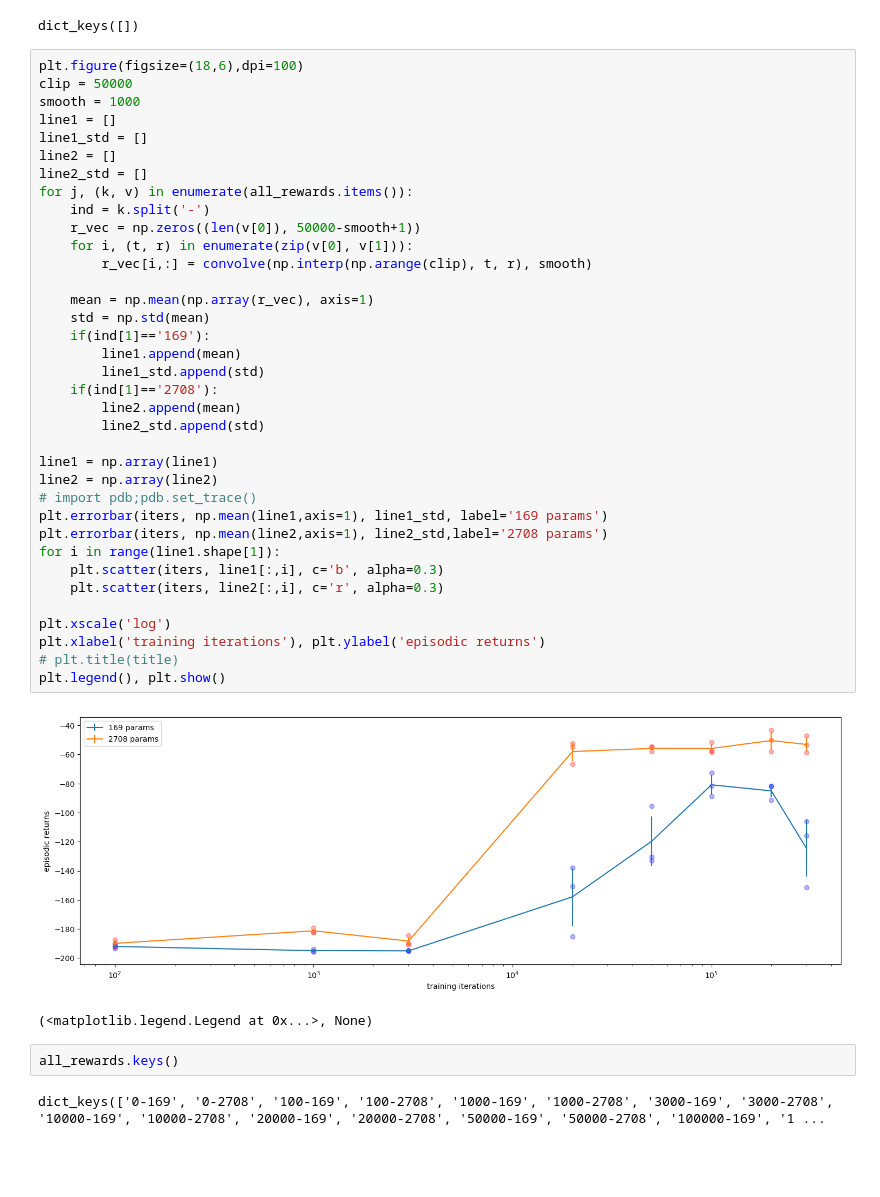
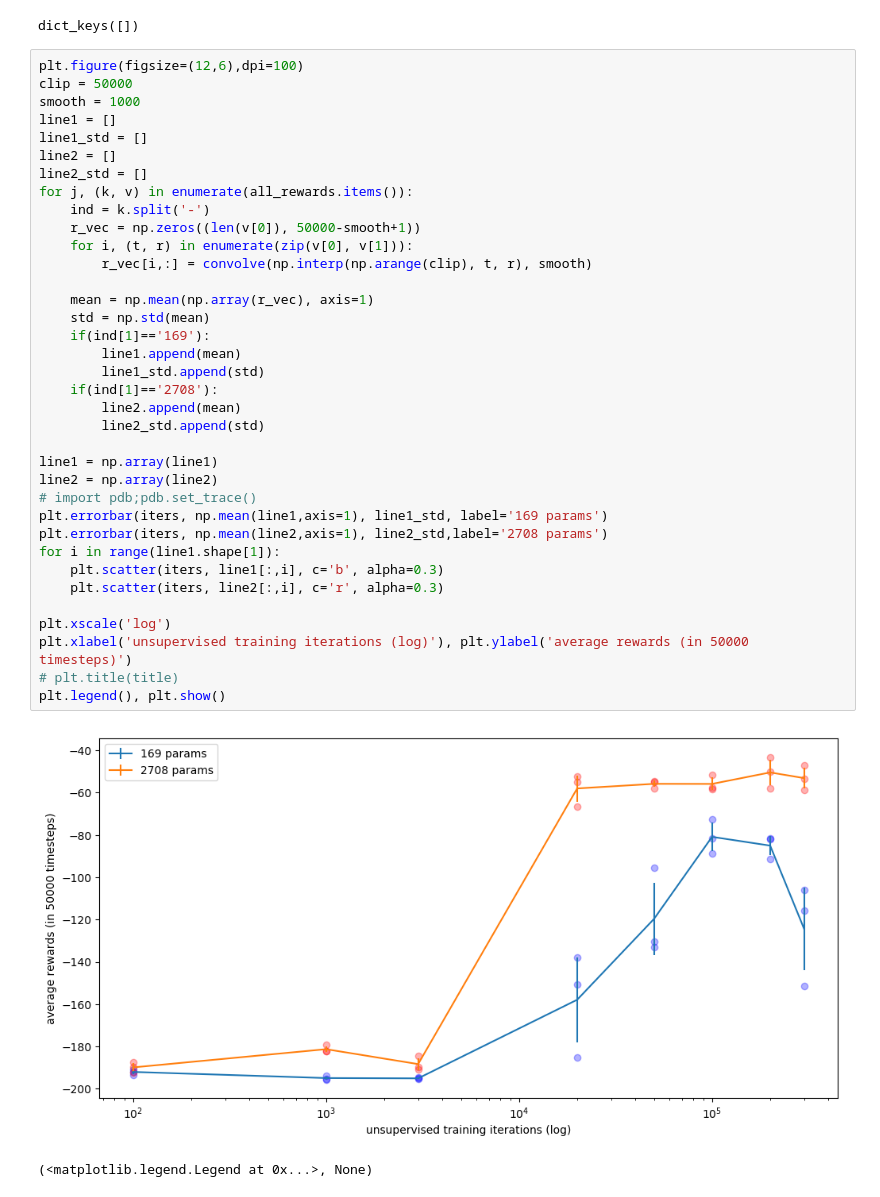
Before and after one commit to psurya1994/successor-feature-representations, a Jupyter notebook: notebooks/12-visualize-learning-curves.ipynb, the cells around one changed output. Saved outputs shown, nothing was run; the diff lists cells and outputs as text; blank space fills up the shorter version.

```diff
--- a/notebooks/12-visualize-learning-curves.ipynb
+++ b/notebooks/12-visualize-learning-curves.ipynb
@@ -146,7 +146,7 @@ all_rewards.keys()
 # %% [output]
 dict_keys([])
 # %%
-plt.figure(figsize=(18,6),dpi=100)
+plt.figure(figsize=(12,6),dpi=100)
 clip = 50000
 smooth = 1000
 line1 = []
@@ -154,37 +154,33 @@ line1_std = []
 line2 = []
 line2_std = []
 for j, (k, v) in enumerate(all_rewards.items()):
     ind = k.split('-')
     r_vec = np.zeros((len(v[0]), 50000-smooth+1))
     for i, (t, r) in enumerate(zip(v[0], v[1])):
         r_vec[i,:] = convolve(np.interp(np.arange(clip), t, r), smooth)
 
     mean = np.mean(np.array(r_vec), axis=1)
     std = np.std(mean)
     if(ind[1]=='169'):
         line1.append(mean)
         line1_std.append(std)
     if(ind[1]=='2708'):
         line2.append(mean)
         line2_std.append(std)
 
 line1 = np.array(line1)
 line2 = np.array(line2)
 # import pdb;pdb.set_trace()
 plt.errorbar(iters, np.mean(line1,axis=1), line1_std, label='169 params')
 plt.errorbar(iters, np.mean(line2,axis=1), line2_std,label='2708 params')
 for i in range(line1.shape[1]):
     plt.scatter(iters, line1[:,i], c='b', alpha=0.3)
     plt.scatter(iters, line2[:,i], c='r', alpha=0.3)
 
 plt.xscale('log')
-plt.xlabel('training iterations'), plt.ylabel('episodic returns')
+plt.xlabel('unsupervised training iterations (log)'), plt.ylabel('average rewards (in 50000 timesteps)')
 # plt.title(title)
 plt.legend(), plt.show()
 # %% [output]
-[figure, old version]
+[figure, new version]
 (<matplotlib.legend.Legend at 0x...>, None)
-# %%
-all_rewards.keys()
-# %% [output]
-dict_keys(['0-169', '0-2708', '100-169', '100-2708', '1000-169', '1000-2708', '3000-169', '3000-2708', '10000-169', '10000-2708', '20000-169', '20000-2708', '50000-169', '50000-2708', '100000-169', '1 ...
```
Also changed, not shown: parts of 2 cells of this notebook, 3 other files.
